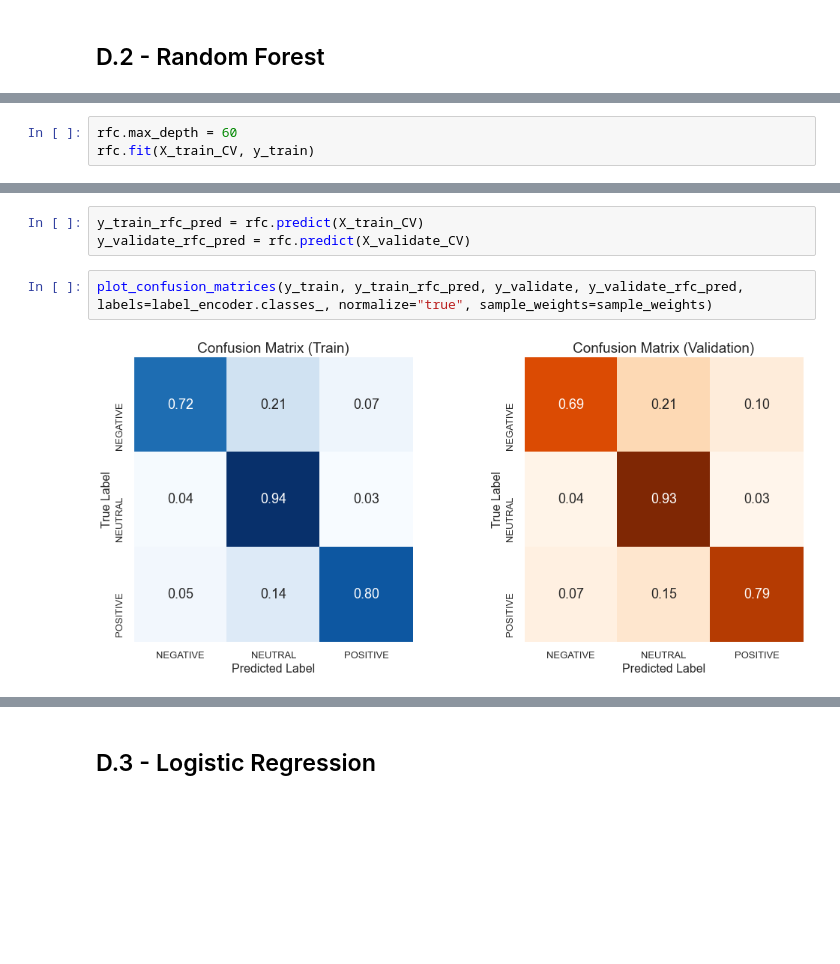
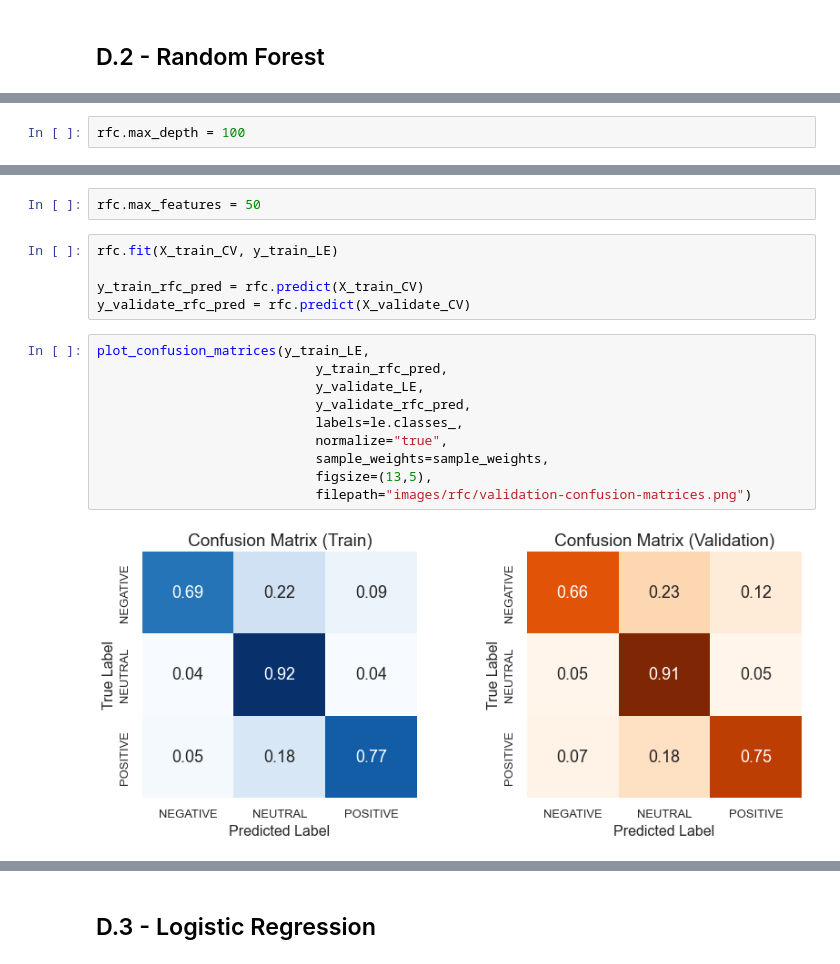
Before and after one commit to sqayum/dsc-phase-4-project, a Jupyter notebook: twitter-sentiment-analysis.ipynb, the cells around one changed output, grey strips where cells are left out. Cells and saved outputs as stored; diff of their text form; blank space fills up the shorter version.

```diff
--- a/twitter-sentiment-analysis.ipynb
+++ b/twitter-sentiment-analysis.ipynb
@@ -648,3 +1008,0 @@ plot_validation_curve(rfc,
-# %%
-rfc.max_depth = 60
-rfc.fit(X_train_CV, y_train)
@@ -653,0 +1009,2 @@ RandomForestClassifier(class_weight='balanced', max_depth=60, n_jobs=-1,
+# %%
+rfc.max_depth = 100
@@ -654,8 +1029,20 @@ RandomForestClassifier(class_weight='balanced', max_depth=60, n_jobs=-1,
+# %%
+rfc.max_features = 50
 # %%
+rfc.fit(X_train_CV, y_train_LE)
+
 y_train_rfc_pred = rfc.predict(X_train_CV)
 y_validate_rfc_pred = rfc.predict(X_validate_CV)
 # %%
-plot_confusion_matrices(y_train, y_train_rfc_pred, y_validate, y_validate_rfc_pred, labels=label_encoder.classes_, normalize="true", sample_weights=sample_weights)
+plot_confusion_matrices(y_train_LE,
+                            y_train_rfc_pred,
+                            y_validate_LE,
+                            y_validate_rfc_pred,
+                            labels=le.classes_,
+                            normalize="true",
+                            sample_weights=sample_weights,
+                            figsize=(13,5),
+                            filepath="images/rfc/validation-confusion-matrices.png")
 # %% [output]
-[figure, old version]
+[figure, new version]
 # %%
```
Also changed, not shown: parts of 373 cells of this notebook, 7 other files.
